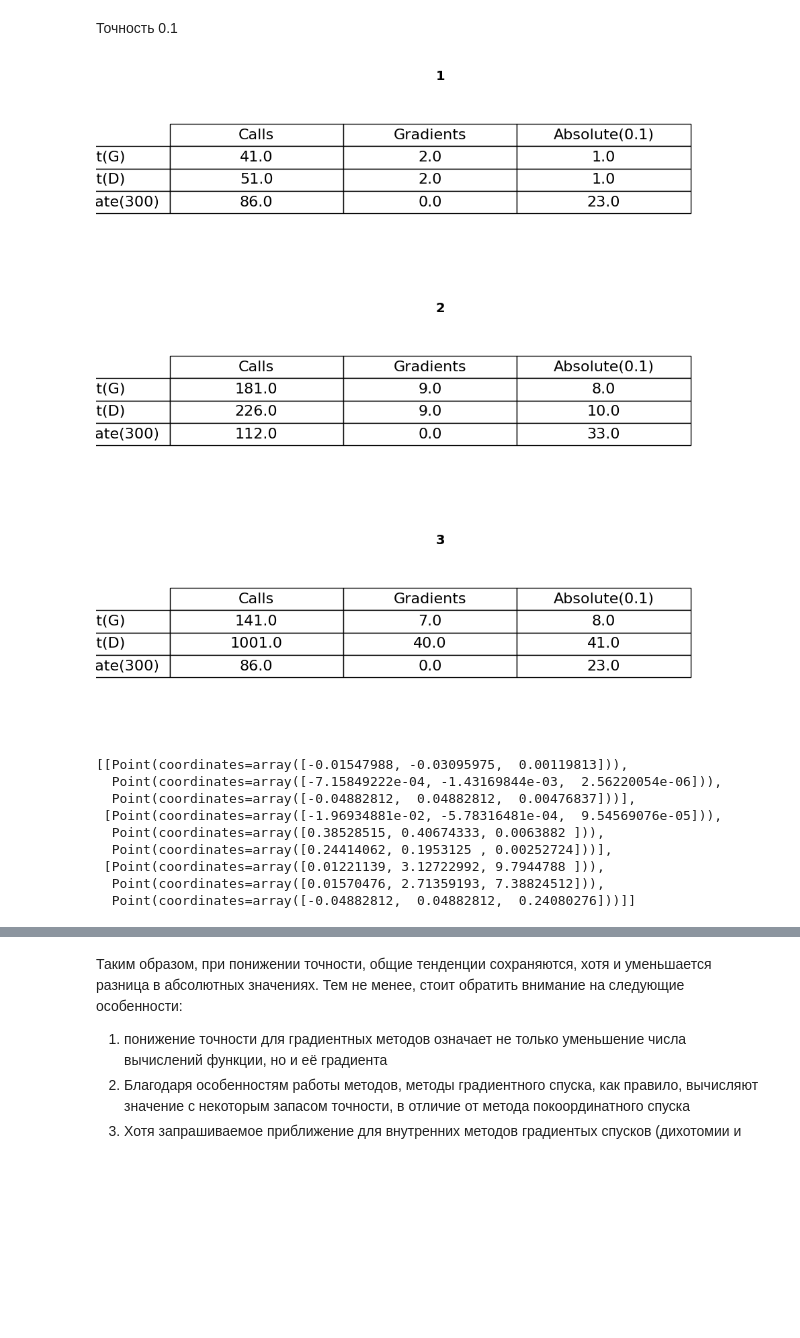
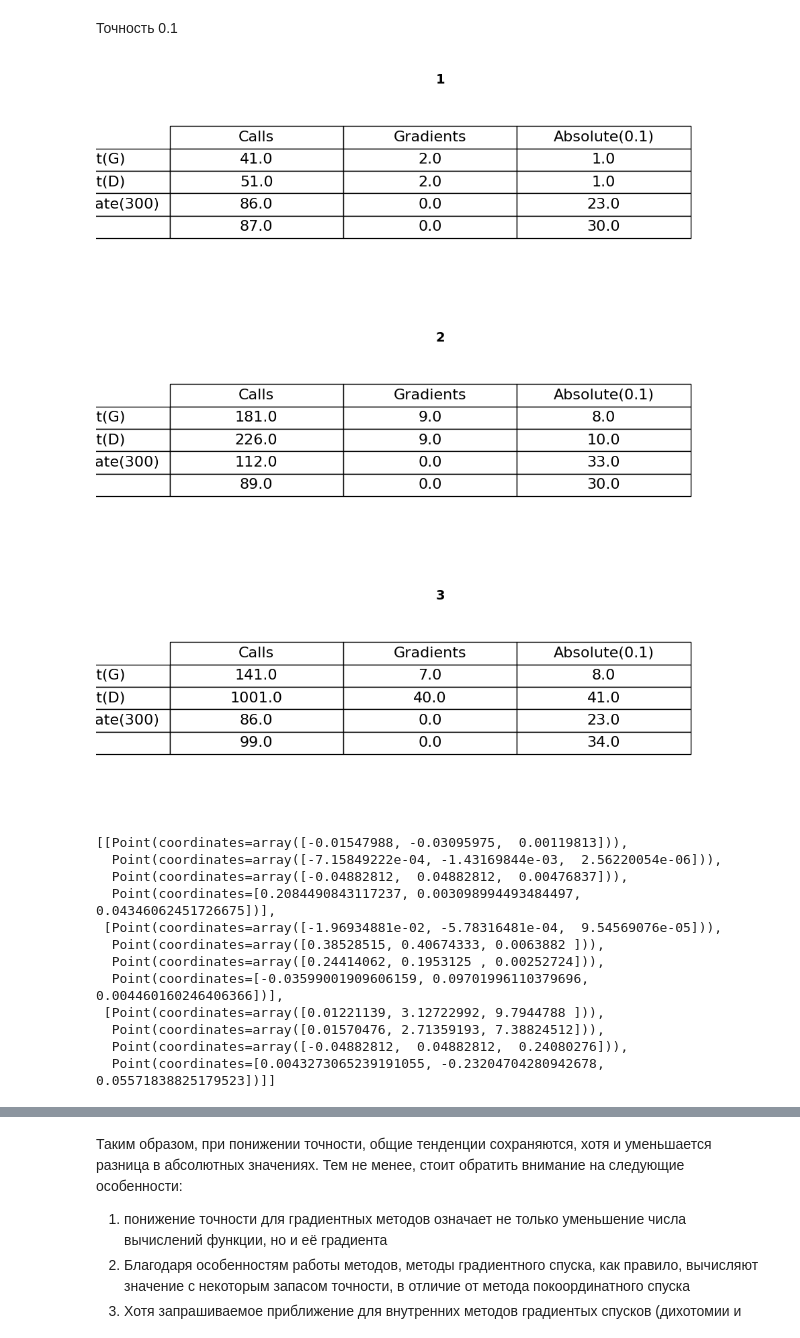
Before and after one commit to Skorniakov-Leonid/Methods-of-optimization, a Jupyter notebook: presentation/lab-1/test.ipynb, the cells around one changed output, grey strips where cells are left out. Cells and saved outputs as stored; diff of their text form; code cells hidden in the pictures; blank space fills up the shorter version.

```diff
--- a/presentation/lab-1/test.ipynb
+++ b/presentation/lab-1/test.ipynb
@@ -132,20 +110,23 @@ Tester.test([nm_1, nm_2, nm_3], [base_test, base_differential, bad_defined_base]
 # %% [markdown]
 Точность 0.1
 # %%
-Tester.test([gradient_descent_golden_1, gradient_descent_dichotomy_1, coordinate_descent_1],
+Tester.test([gradient_descent_golden_1, gradient_descent_dichotomy_1, coordinate_descent_1, nm_1],
             [base_test, base_differential, bad_defined_base], [CallCount(), GradientCount(), abs_prec_1],
             PrecisionCondition(0.1), start_point=[100, 200])
 # %% [output]
-[figure, old version]
+[figure, new version]
-[figure, old version]
+[figure, new version]
-[figure, old version]
+[figure, new version]
 [[Point(coordinates=array([-0.01547988, -0.03095975,  0.00119813])),
   Point(coordinates=array([-7.15849222e-04, -1.43169844e-03,  2.56220054e-06])),
-  Point(coordinates=array([-0.04882812,  0.04882812,  0.00476837]))],
+  Point(coordinates=array([-0.04882812,  0.04882812,  0.00476837])),
+  Point(coordinates=[0.2084490843117237, 0.003098994493484497, 0.04346062451726675])],
  [Point(coordinates=array([-1.96934881e-02, -5.78316481e-04,  9.54569076e-05])),
   Point(coordinates=array([0.38528515, 0.40674333, 0.0063882 ])),
-  Point(coordinates=array([0.24414062, 0.1953125 , 0.00252724]))],
+  Point(coordinates=array([0.24414062, 0.1953125 , 0.00252724])),
+  Point(coordinates=[-0.03599001909606159, 0.09701996110379696, 0.004460160246406366])],
  [Point(coordinates=array([0.01221139, 3.12722992, 9.7944788 ])),
   Point(coordinates=array([0.01570476, 2.71359193, 7.38824512])),
-  Point(coordinates=array([-0.04882812,  0.04882812,  0.24080276]))]]
+  Point(coordinates=array([-0.04882812,  0.04882812,  0.24080276])),
+  Point(coordinates=[0.0043273065239191055, -0.23204704280942678, 0.05571838825179523])]]
 # %%
```
Also changed, not shown: parts of 10 cells of this notebook.
